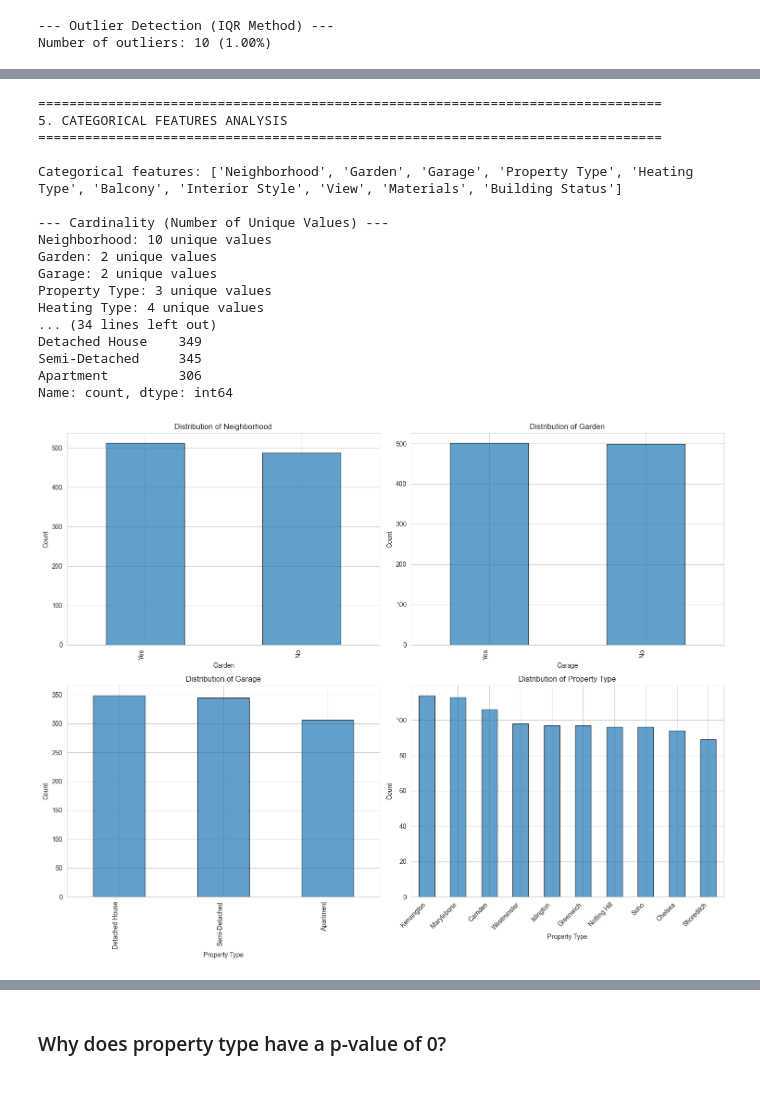
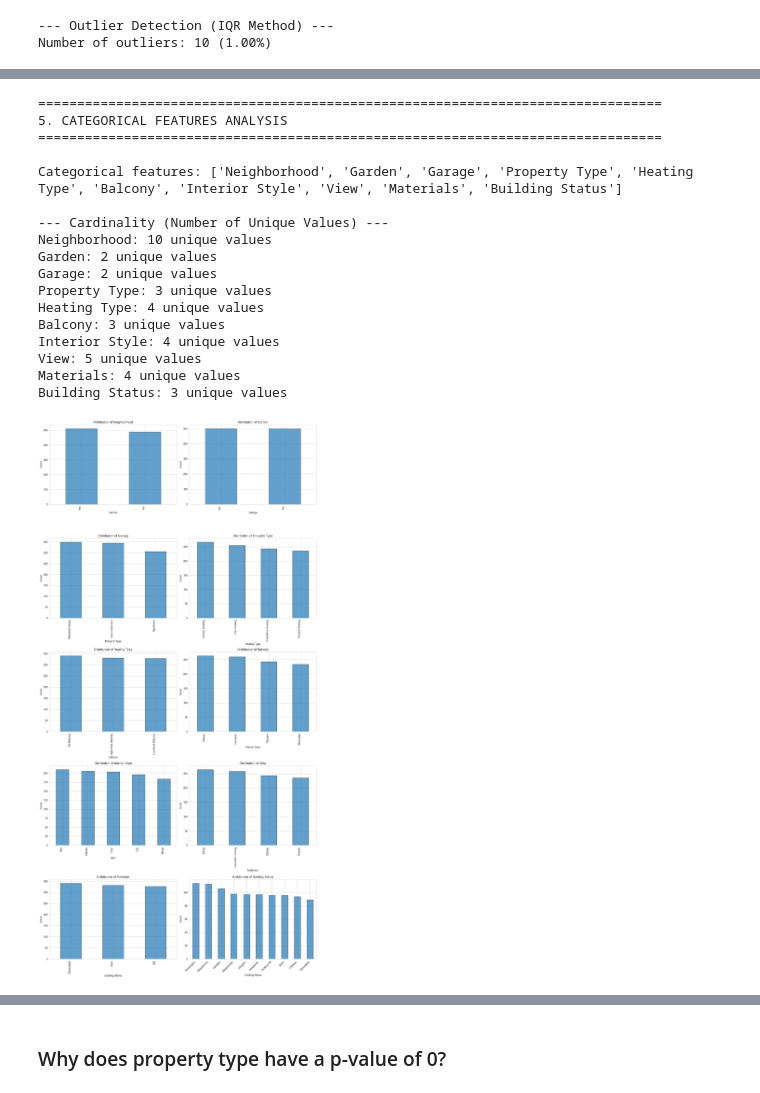
Before and after one commit to rsamconn/London-housing, a Jupyter notebook: EDA.ipynb, the cells around one changed output, grey strips where cells are left out. Saved outputs shown, nothing was run; the diff lists cells and outputs as text; code cells hidden in the pictures.

```diff
--- a/EDA.ipynb
+++ b/EDA.ipynb
@@ -355,16 +372,16 @@ for col in categorical_cols:
     print(f"{col}: {unique_count} unique values")
 
 # Value counts for key categorical features
-key_categorical = categorical_cols[:4]  # Analyze first 4
+key_categorical = categorical_cols[:]
 
 # Distribution of categorical features
-fig_dist, axes_dist = plt.subplots(2, 2, figsize=(15, 12))
+fig_dist, axes_dist = plt.subplots(5, 2, figsize=(15, 30))
 axes_dist = axes_dist.ravel()
 
-for idx, col in enumerate(key_categorical[:4]):
-    print(f"\n--- {col} Value Counts ---")
+for idx, col in enumerate(key_categorical[:]):
+    # print(f"\n--- {col} Value Counts ---")
     value_counts = housing_df[col].value_counts()
-    print(value_counts)
+    # print(value_counts)
 
     value_counts.plot(kind='bar', edgecolor='black', alpha=0.7)
     axes_dist[idx].set_xlabel(col)
@@ -379,10 +396,10 @@ plt.tight_layout()
 plt.show()
 
 # Price by category (box plots)
-fig, axes = plt.subplots(2, 2, figsize=(15, 12))
+fig, axes = plt.subplots(5, 2, figsize=(15, 30))
 axes = axes.ravel()
 
-for idx, col in enumerate(key_categorical[:4]):
+for idx, col in enumerate(key_categorical[:]):
     housing_df.boxplot(column='Price (£)', by=col, ax=axes[idx])
     axes[idx].set_xlabel(col)
     axes[idx].set_ylabel('Price (£)')
@@ -391,36 +408,36 @@ for idx, col in enumerate(key_categorical[:4]):
     plt.xticks(rotation=45, ha='right')
 
 plt.suptitle('')  # Remove default title
 plt.tight_layout()
 # plt.savefig(plotDir + 'price_by_category.png', dpi=300, bbox_inches='tight')
 plt.show()
 
 # Statistical significance tests (ANOVA)
 print("\n--- Statistical Tests: Price vs Categories (ANOVA) ---")
 for col in key_categorical:
     groups = [housing_df[housing_df[col] == cat]['Price (£)'].dropna() for cat in housing_df[col].dropna().unique()]
     f_stat, p_value = f_oneway(*groups)
     print(f"{col}: F-statistic = {f_stat:.2f}, p-value = {p_value:.4f}")
     if p_value < 0.05:
         print(f"  → {col} has a SIGNIFICANT effect on price (p < 0.05)")
     else:
         print(f"  → {col} does NOT have a significant effect on price (p >= 0.05)")
 # %% [output]
 ================================================================================
 5. CATEGORICAL FEATURES ANALYSIS
 ================================================================================
 
 Categorical features: ['Neighborhood', 'Garden', 'Garage', 'Property Type', 'Heating Type', 'Balcony', 'Interior Style', 'View', 'Materials', 'Building Status']
 
 --- Cardinality (Number of Unique Values) ---
 Neighborhood: 10 unique values
 Garden: 2 unique values
 Garage: 2 unique values
 Property Type: 3 unique values
 Heating Type: 4 unique values
-... (34 lines left out)
-Detached House    349
-Semi-Detached     345
-Apartment         306
-Name: count, dtype: int64
+Balcony: 3 unique values
+Interior Style: 4 unique values
+View: 5 unique values
+Materials: 4 unique values
+Building Status: 3 unique values
-[figure, old version]
+[figure, new version]
```
Also changed, not shown: parts of 4 cells of this notebook, 5 other files.
